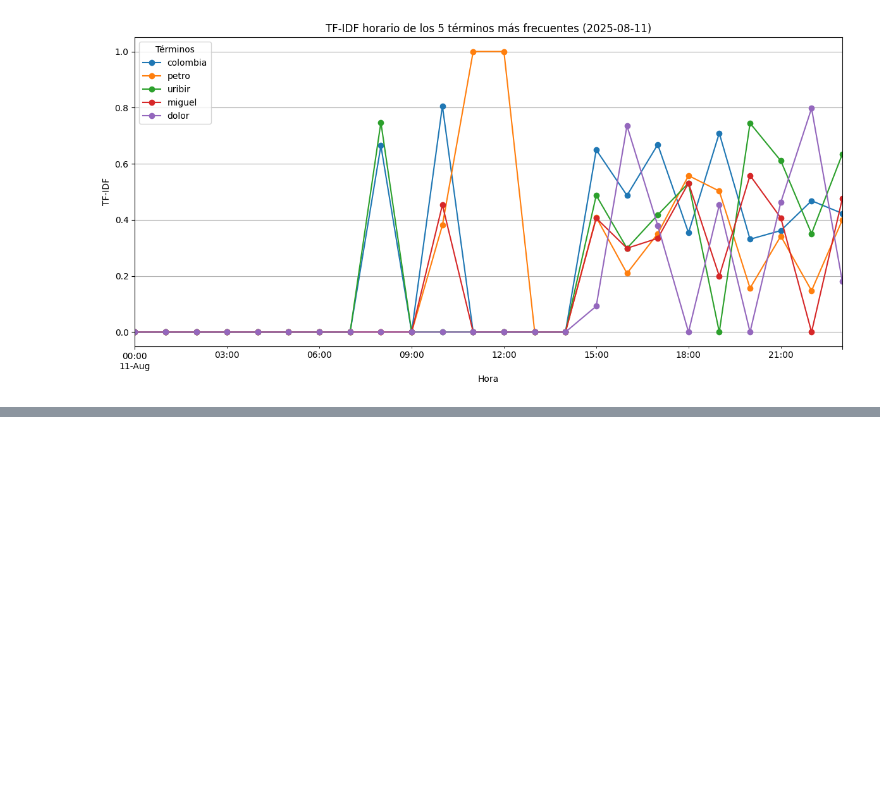
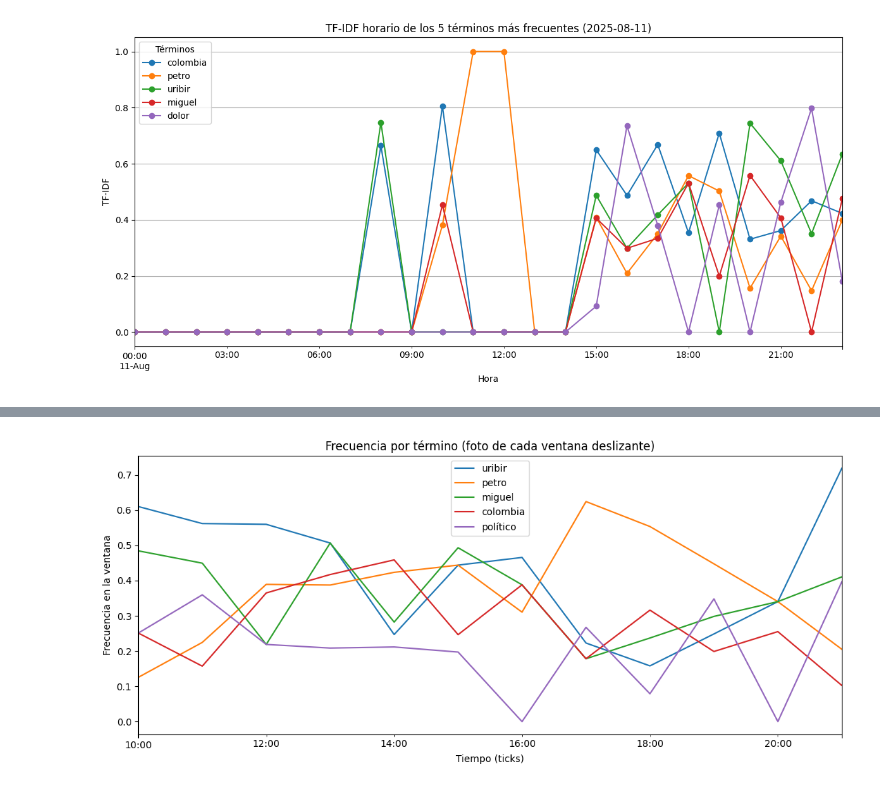
Before and after one commit to lauubetancourt/youtube-data-extraction, a Jupyter notebook: notebooks/TF-IDF.ipynb, the cells around one changed output, grey strips where cells are left out. Saved outputs shown, nothing was run; the diff lists cells and outputs as text; code cells hidden in the pictures; blank space fills up the shorter version.

Commit message:
simulación en tiempo real

```diff
--- a/notebooks/TF-IDF.ipynb
+++ b/notebooks/TF-IDF.ipynb
@@ -606,0 +696,37 @@ counts_24h, tfidf_24h = top_terms_24h(
+# %%
+def timeline_from_window_snapshots(snapshots, top_k=8, metric="counts"):
+    """
+    De cada snapshot toma la ÚLTIMA fila del DataFrame 'counts' (o 'tfidf')
+    para representar el estado de ESA ventana en el tick t_now.
+    Retorna un DataFrame indexado por t_now, columnas = términos.
+    """
+    rows = []
+    for snap in snapshots:
+        df = snap.get(metric, None)
+        if df is None or not hasattr(df, "iloc") or df.empty:
+            continue
+        last_row = df.iloc[-1].copy()
+        last_row.name = pd.to_datetime(snap["t_now"])
+        rows.append(last_row)
+
+    if not rows:
+        return pd.DataFrame()
+
+    timeline = pd.DataFrame(rows).sort_index().fillna(0)
+
+    # Elegimos los términos más relevantes a lo largo del timeline (suma por columna)
+    top_overall = timeline.sum(axis=0).sort_values(ascending=False).head(top_k).index
+    return timeline.loc[:, top_overall]
+
+# Construye la matriz (usa 'counts' para frecuencias; o 'tfidf' para intensidad-normalizada)
+timeline = timeline_from_window_snapshots(snapshots, top_k=5, metric="tfidf")
+
+plt.figure(figsize=(11, 5))
+timeline.plot(ax=plt.gca())
+plt.title("Frecuencia por término (foto de cada ventana deslizante)")
+plt.xlabel("Tiempo (ticks)")
+plt.ylabel("Frecuencia en la ventana")
+plt.tight_layout()
+plt.show()
+# %% [output]
+[figure, added]
```
Also changed, not shown: parts of 6 cells of this notebook.
